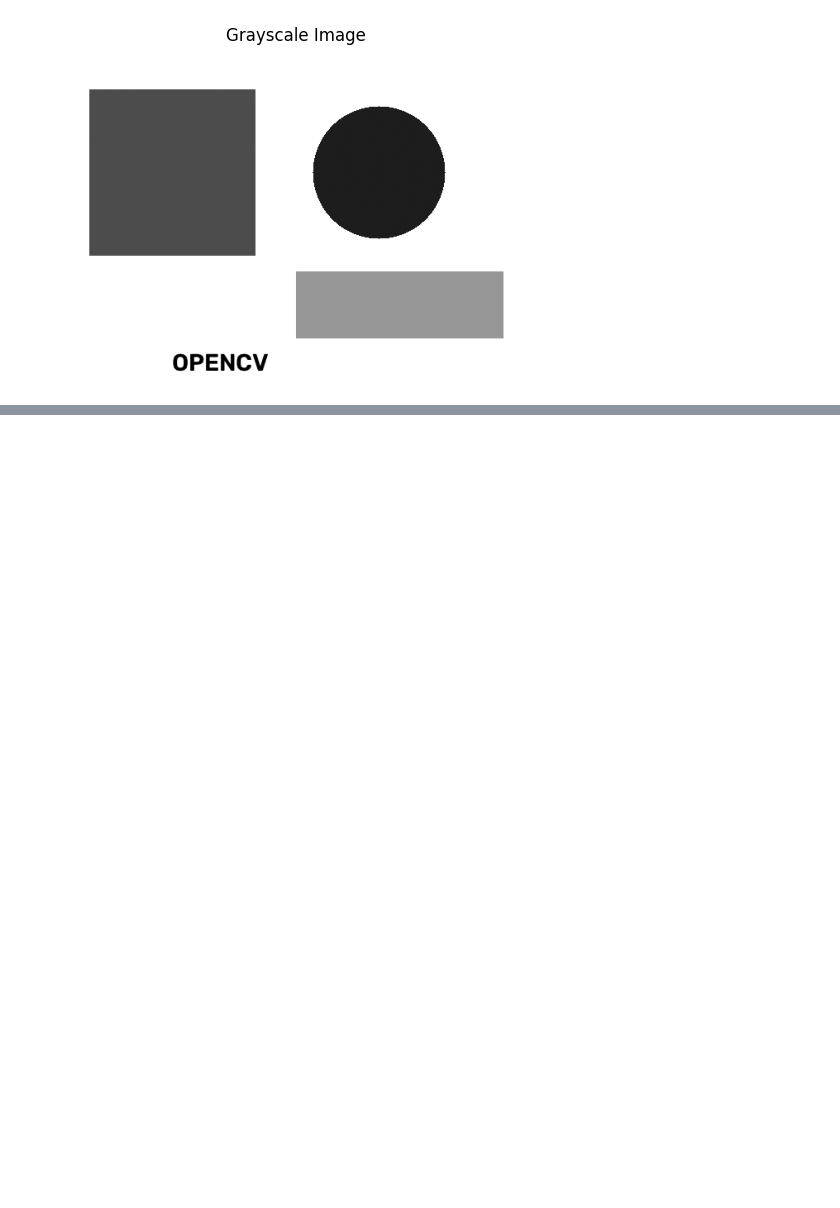
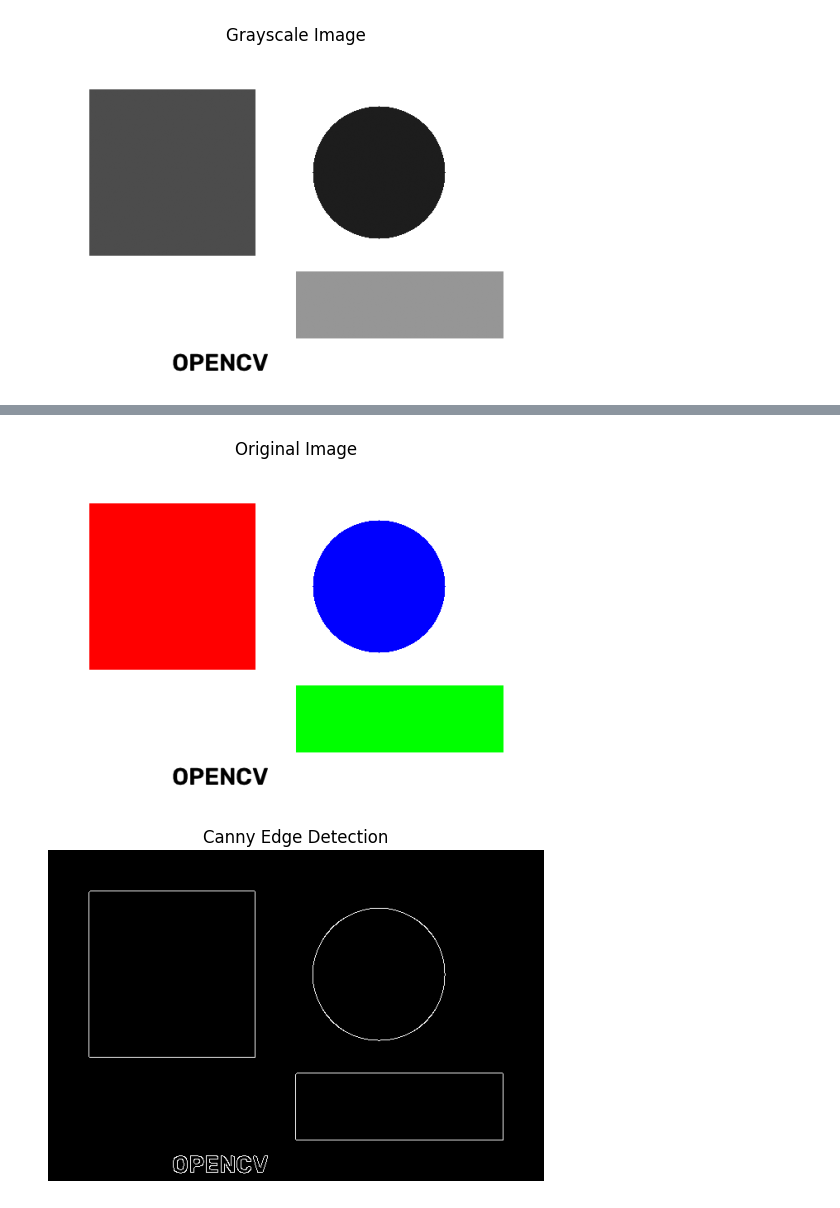
Before and after one commit to Sravanthi-G919/ITA0515--Computer-vision, a Jupyter notebook: Computer_Vision_Lab.ipynb, the cells around one changed output, grey strips where cells are left out. Cells and saved outputs as stored; diff of their text form; code cells hidden in the pictures; blank space fills up the shorter version.

```diff
--- a/Computer_Vision_Lab.ipynb
+++ b/Computer_Vision_Lab.ipynb
@@ -39,0 +48,9 @@ show("Grayscale Image", gray)
+# %%
+
+gray = cv2.cvtColor(img, cv2.COLOR_BGR2GRAY)
+edges = cv2.Canny(gray, 100, 200)
+show("Original Image", img)
+show("Canny Edge Detection", edges)
+# %% [output]
+[figure, added]
+[figure, added]
```
Also changed, not shown: parts of 8 cells of this notebook.
